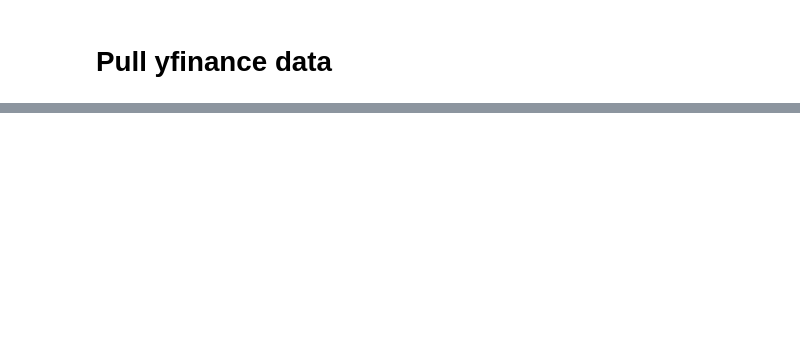
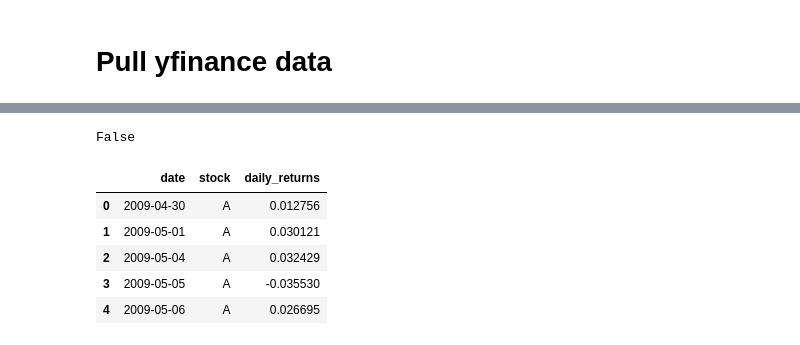
Before and after one commit to weijiesim/qf209-nlp-project, a Jupyter notebook: qf209_nlp_project.ipynb, the cells around one changed output, grey strips where cells are left out. Drawn from its saved outputs; the diff is of its cells as text; code cells hidden in the pictures; blank space fills up the shorter version.

```diff
--- a/qf209_nlp_project.ipynb
+++ b/qf209_nlp_project.ipynb
@@ -140,0 +295,15 @@ data
+# %%
+adj_close_data = data['Adj Close']
+# %%
+# Tickers that don't have data
+missing_data_tickers = adj_close_data.columns[adj_close_data.isna().sum()/adj_close_data.shape[0] == 1]
+
+# Drop missing tickers
+adj_close_data = adj_close_data.drop(columns=missing_data_tickers)
+# %%
+# Drop other tickers
+adj_close_data = adj_close_data.dropna(axis=1)
+# %%
+any(adj_close_data.isna().sum() > 0)
+# %% [output]
+False
@@ -140,0 +312,11 @@ data
+# %%
+returns_df_melt = returns_df.melt(id_vars='date', var_name='stock', value_name='daily_returns')
+returns_df_melt['date'] = pd.to_datetime(returns_df_melt['date'])
+returns_df_melt.head()
+# %% [output]
+|  | date | stock | daily_returns |
+| 0 | 2009-04-30 | A | 0.012756 |
+| 1 | 2009-05-01 | A | 0.030121 |
+| 2 | 2009-05-04 | A | 0.032429 |
+| 3 | 2009-05-05 | A | -0.035530 |
+| 4 | 2009-05-06 | A | 0.026695 |
```
Also changed, not shown: parts of 35 cells of this notebook.
